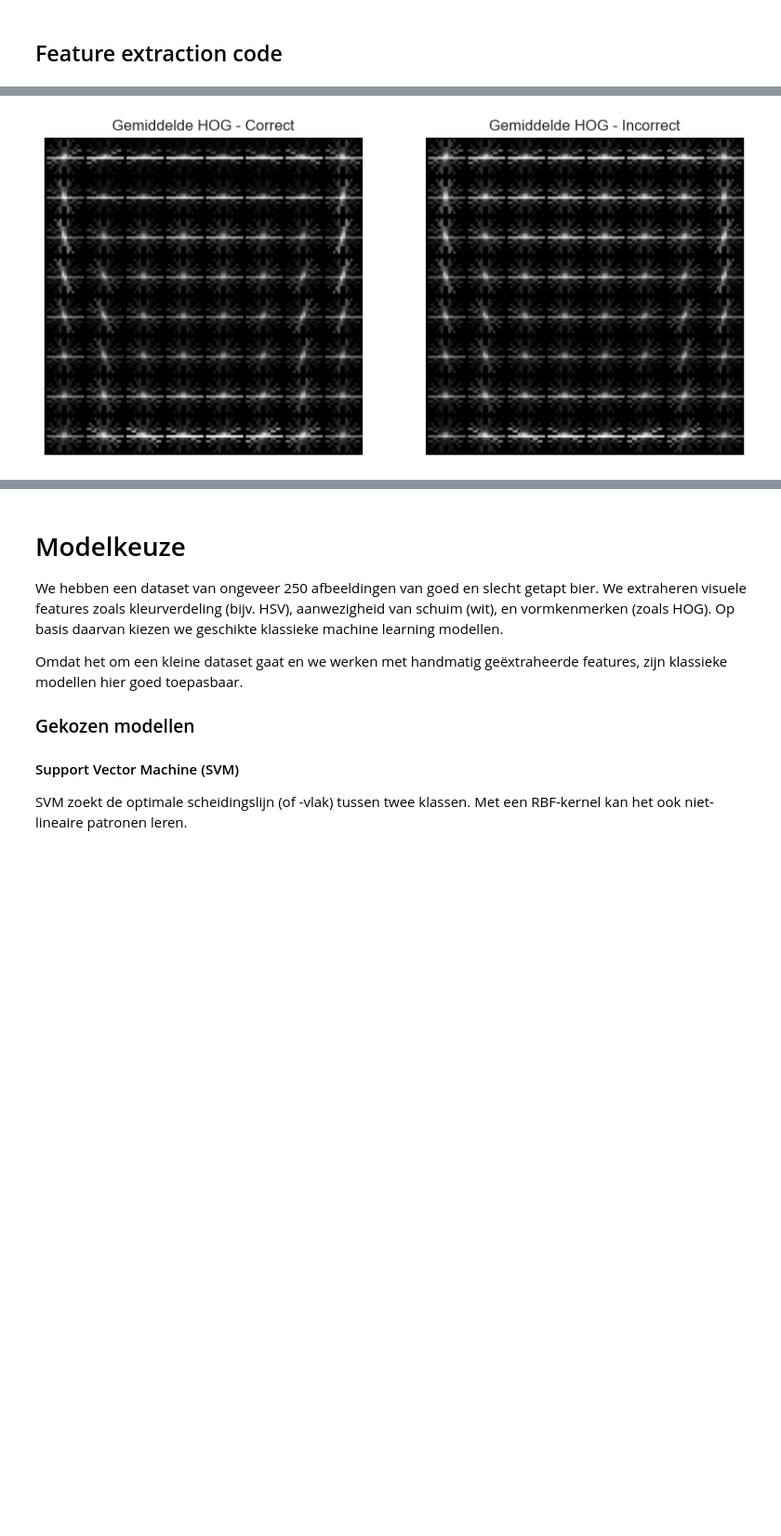
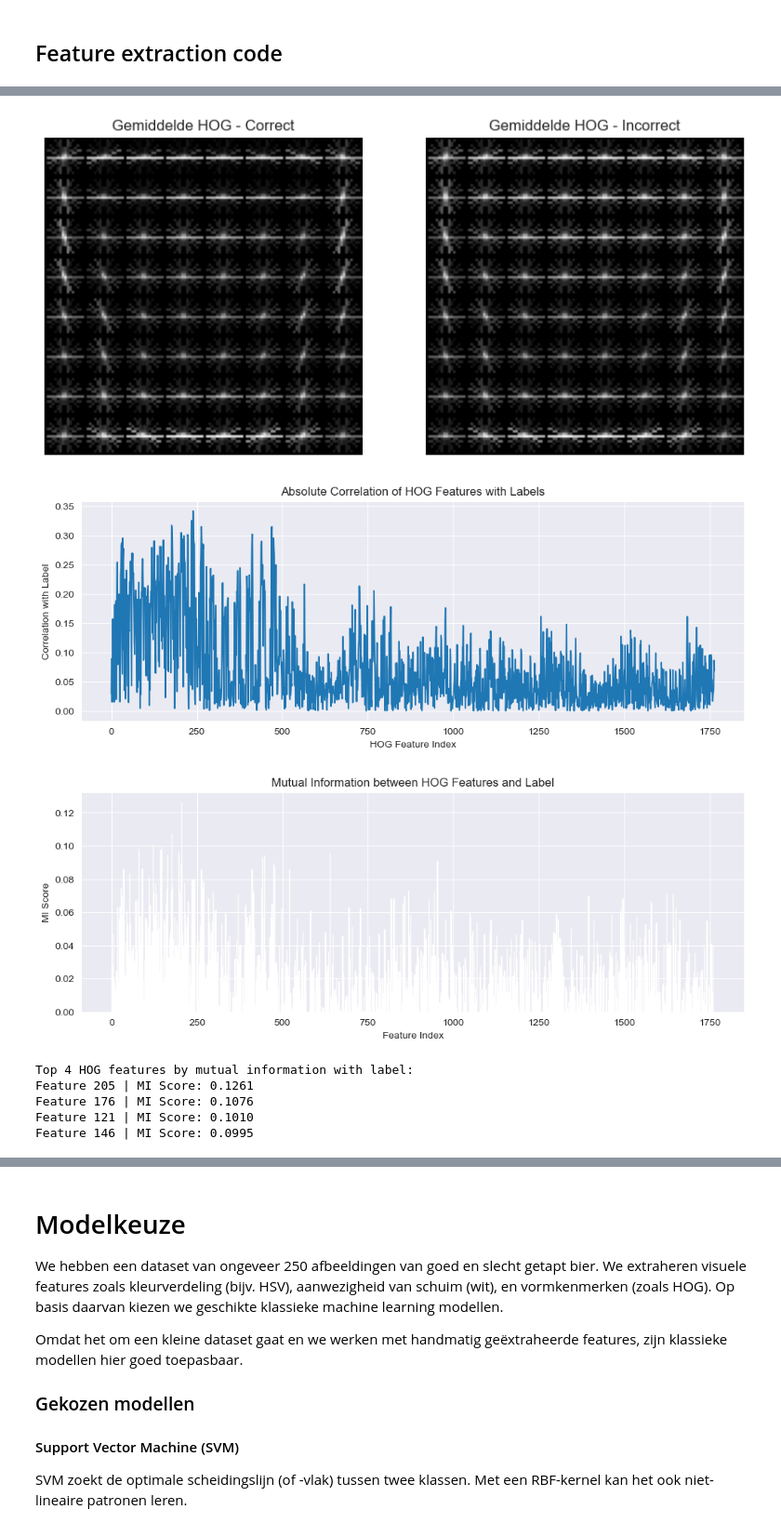
Before and after one commit to Liftpiloot/beer-classifier, a Jupyter notebook: Beer_classifier.ipynb, the cells around one changed output, grey strips where cells are left out. Shown at 93% size. Saved outputs shown, nothing was run; the diff lists cells and outputs as text; code cells hidden in the pictures; blank space fills up the shorter version.

```diff
--- a/Beer_classifier.ipynb
+++ b/Beer_classifier.ipynb
@@ -434,30 +467,69 @@ def average_hog_images(images, labels):
             sum_hog_correct += hog_image_rescaled
             count_correct += 1
         else:
             if sum_hog_incorrect is None:
                 sum_hog_incorrect = np.zeros_like(hog_image_rescaled, dtype=np.float64)
             sum_hog_incorrect += hog_image_rescaled
             count_incorrect += 1
 
     # Calculate averages
     avg_hog_correct = sum_hog_correct / count_correct
     avg_hog_incorrect = sum_hog_incorrect / count_incorrect
 
     return avg_hog_correct, avg_hog_incorrect
 
 avg_correct, avg_incorrect = average_hog_images(X, y)
 
 plt.figure(figsize=(10,5))
 plt.subplot(1,2,1)
 plt.imshow(avg_correct, cmap='gray')
 plt.title('Gemiddelde HOG - Correct')
 plt.axis('off')
 
 plt.subplot(1,2,2)
 plt.imshow(avg_incorrect, cmap='gray')
 plt.title('Gemiddelde HOG - Incorrect')
 plt.axis('off')
 
 plt.show()
+
+hog_only = features[:, 7:]
+hog_feature_correlations = []
+
+for i in range(hog_only.shape[1]):
+    corr, _ = pearsonr(hog_only[:, i], y)
+    hog_feature_correlations.append(corr)
+
+# Plot the absolute correlations
+plt.figure(figsize=(12, 4))
+plt.plot(np.abs(hog_feature_correlations))
+plt.title('Absolute Correlation of HOG Features with Labels')
+plt.xlabel('HOG Feature Index')
+plt.ylabel('Correlation with Label')
+plt.grid(True)
+plt.show()
+
+
+mi_scores = mutual_info_classif(hog_only, y, discrete_features=False)
+
+plt.figure(figsize=(12, 4))
+plt.bar(range(len(mi_scores)), mi_scores)
+plt.title('Mutual Information between HOG Features and Label')
+plt.xlabel('Feature Index')
+plt.ylabel('MI Score')
+plt.show()
+
+top4_mi_indices = np.argsort(mi_scores)[-4:][::-1]
+
+print("\nTop 4 HOG features by mutual information with label:")
+for i in top4_mi_indices:
+    print(f"Feature {i} | MI Score: {mi_scores[i]:.4f}")
 # %% [output]
 [figure]
+[figure, added]
+[figure, added]
+Top 4 HOG features by mutual information with label:
+Feature 205 | MI Score: 0.1261
+Feature 176 | MI Score: 0.1076
+Feature 121 | MI Score: 0.1010
+Feature 146 | MI Score: 0.0995
```
Also changed, not shown: parts of 25 cells of this notebook.
